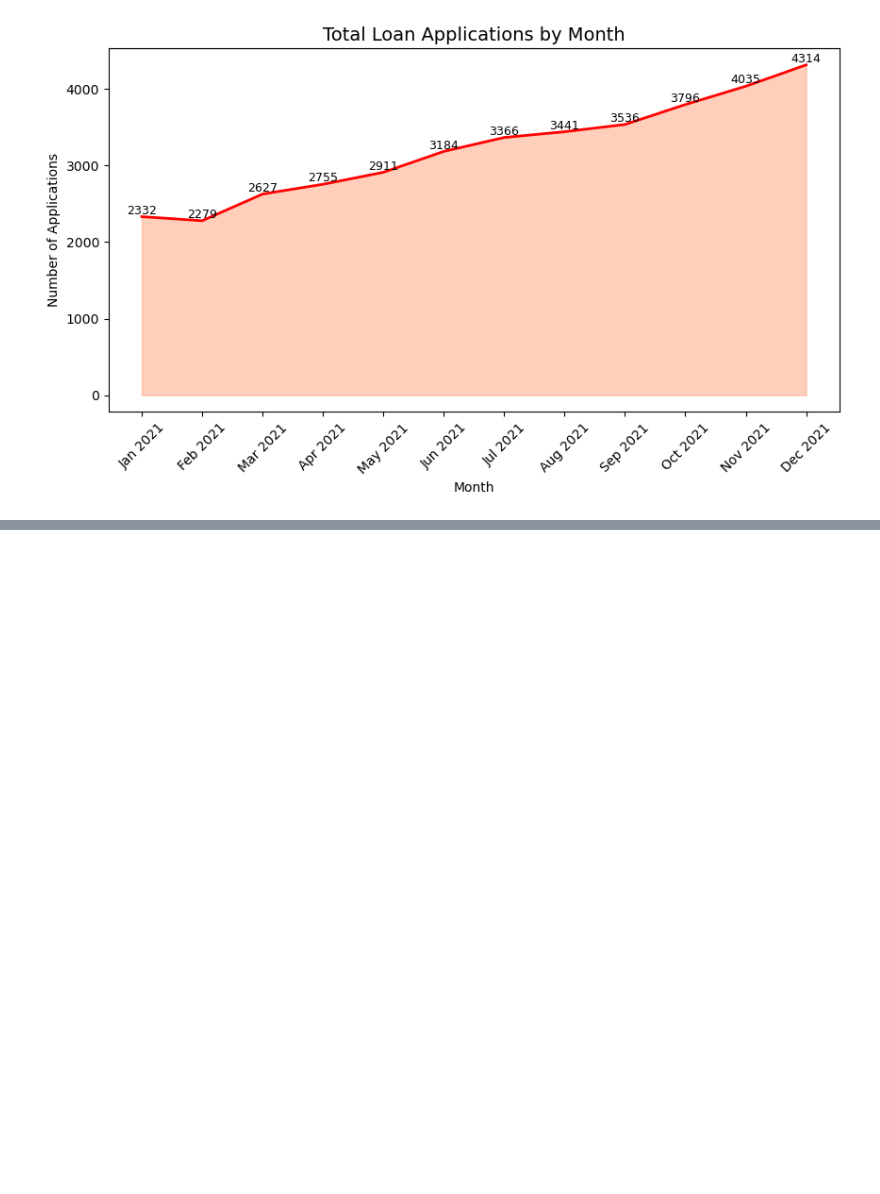
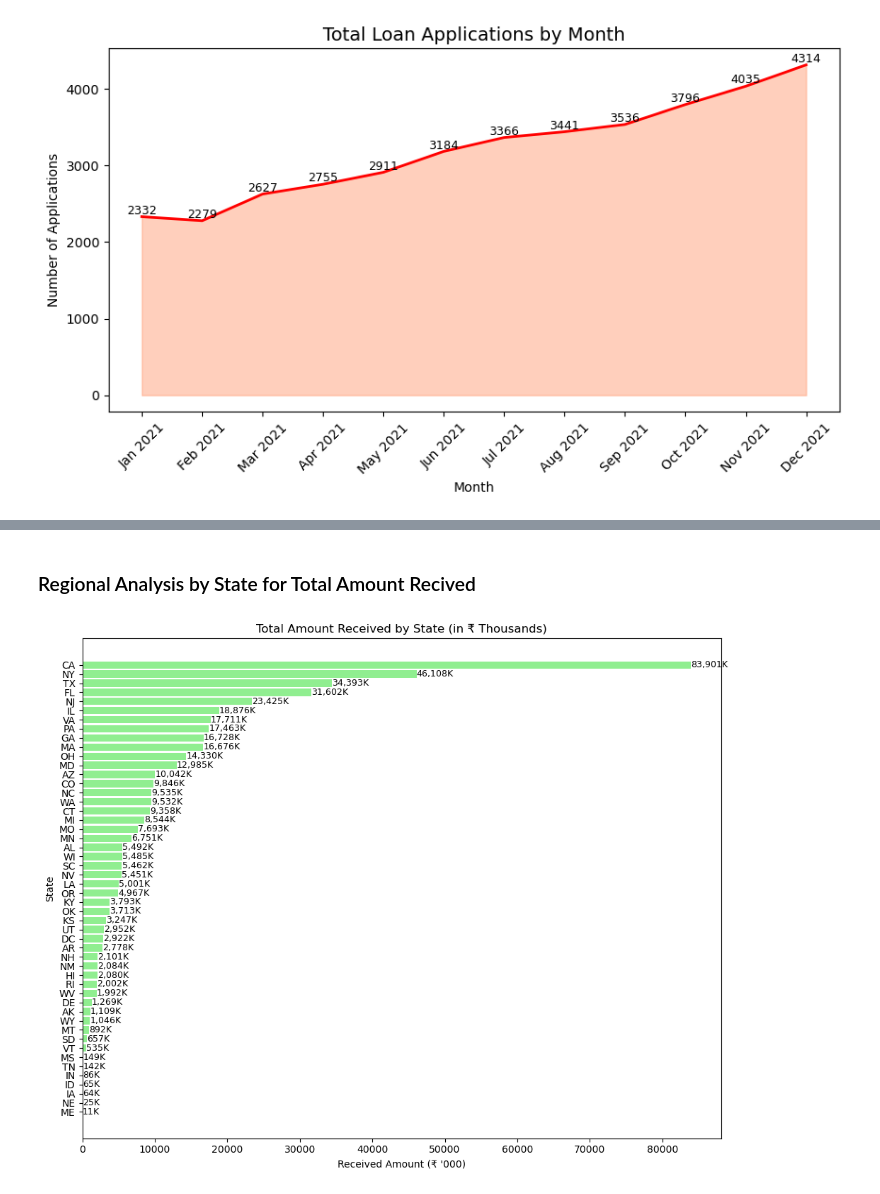
Before and after one commit to Akash2875/Bank_Loan_Analysis, a Jupyter notebook: Bank_Loan_Analysis_Project.ipynb, the cells around one changed output, grey strips where cells are left out. Cells and saved outputs as stored; diff of their text form; code cells hidden in the pictures; blank space fills up the shorter version.

```diff
--- a/Bank_Loan_Analysis_Project.ipynb
+++ b/Bank_Loan_Analysis_Project.ipynb
@@ -306,0 +328,21 @@ plt.grid
+# %% [markdown]
+### Regional Analysis by State for Total Amount Recived
+# %%
+state_received = df.groupby('address_state')['total_payment'].sum().sort_values(ascending=True)
+state_received_thousands = state_received / 1000
+
+plt.figure(figsize=(10, 8))
+bars = plt.barh(state_received_thousands.index, state_received_thousands.values, color='lightgreen')
+
+for bar in bars:
+    width = bar.get_width()
+    plt.text(width + 10, bar.get_y() + bar.get_height() / 2,
+             f'{width:,.0f}K', va='center', fontsize=9)
+
+plt.title('Total Amount Received by State (in ₹ Thousands)')
+plt.xlabel('Received Amount (₹ \'000)')
+plt.ylabel('State')
+plt.tight_layout()
+plt.show()
+# %% [output]
+[figure, added]
```
Also changed, not shown: parts of 4 cells of this notebook.
